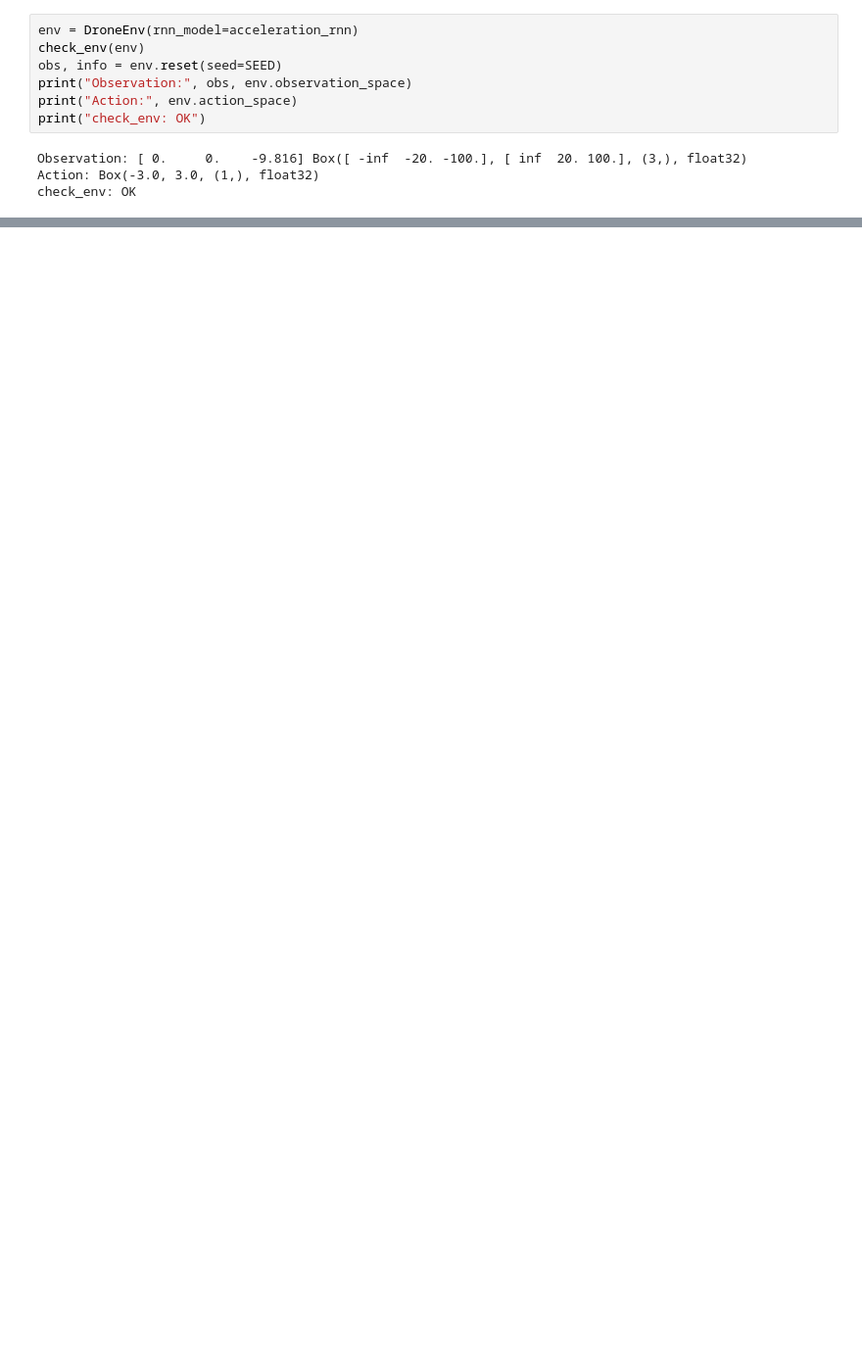
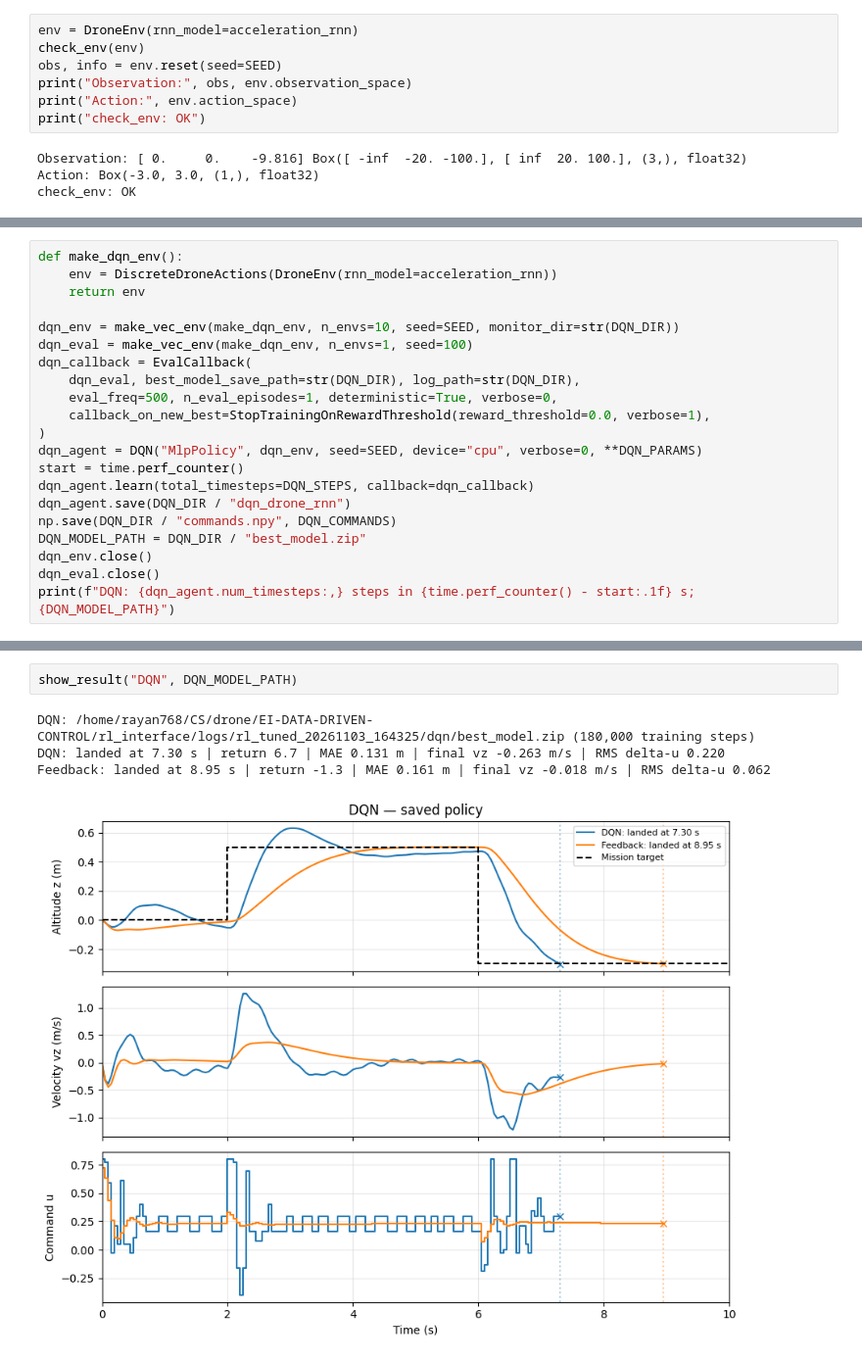
Before and after one commit to Rayan76q/EI-DATA-DRIVEN-CONTROL, a Jupyter notebook: rl_interface/rl.ipynb, the cells around one changed output, grey strips where cells are left out. Shown at 98% size. Drawn from its saved outputs; the diff is of its cells as text; blank space fills up the shorter version.

```diff
--- a/rl_interface/rl.ipynb
+++ b/rl_interface/rl.ipynb
@@ -294,0 +292,21 @@ Saved: /home/rayan768/CS/drone/EI-DATA-DRIVEN-CONTROL/rl_interface/logs/ppo_rnn_
+# %%
+def make_dqn_env():
+    env = DiscreteDroneActions(DroneEnv(rnn_model=acceleration_rnn))
+    return env
+
+dqn_env = make_vec_env(make_dqn_env, n_envs=10, seed=SEED, monitor_dir=str(DQN_DIR))
+dqn_eval = make_vec_env(make_dqn_env, n_envs=1, seed=100)
+dqn_callback = EvalCallback(
+    dqn_eval, best_model_save_path=str(DQN_DIR), log_path=str(DQN_DIR),
+    eval_freq=500, n_eval_episodes=1, deterministic=True, verbose=0,
+    callback_on_new_best=StopTrainingOnRewardThreshold(reward_threshold=0.0, verbose=1),
+)
+dqn_agent = DQN("MlpPolicy", dqn_env, seed=SEED, device="cpu", verbose=0, **DQN_PARAMS)
+start = time.perf_counter()
+dqn_agent.learn(total_timesteps=DQN_STEPS, callback=dqn_callback)
+dqn_agent.save(DQN_DIR / "dqn_drone_rnn")
+np.save(DQN_DIR / "commands.npy", DQN_COMMANDS)
+DQN_MODEL_PATH = DQN_DIR / "best_model.zip"
+dqn_env.close()
+dqn_eval.close()
+print(f"DQN: {dqn_agent.num_timesteps:,} steps in {time.perf_counter() - start:.1f} s; {DQN_MODEL_PATH}")
@@ -294,0 +320,7 @@ Saved: /home/rayan768/CS/drone/EI-DATA-DRIVEN-CONTROL/rl_interface/logs/ppo_rnn_
+# %%
+show_result("DQN", DQN_MODEL_PATH)
+# %% [output]
+DQN: /home/rayan768/CS/drone/EI-DATA-DRIVEN-CONTROL/rl_interface/logs/rl_tuned_20261103_164325/dqn/best_model.zip (180,000 training steps)
+DQN: landed at 7.30 s | return 6.7 | MAE 0.131 m | final vz -0.263 m/s | RMS delta-u 0.220
+Feedback: landed at 8.95 s | return -1.3 | MAE 0.161 m | final vz -0.018 m/s | RMS delta-u 0.062
+[figure, added]
```
Also changed, not shown: parts of 29 cells of this notebook, 1 other file.
